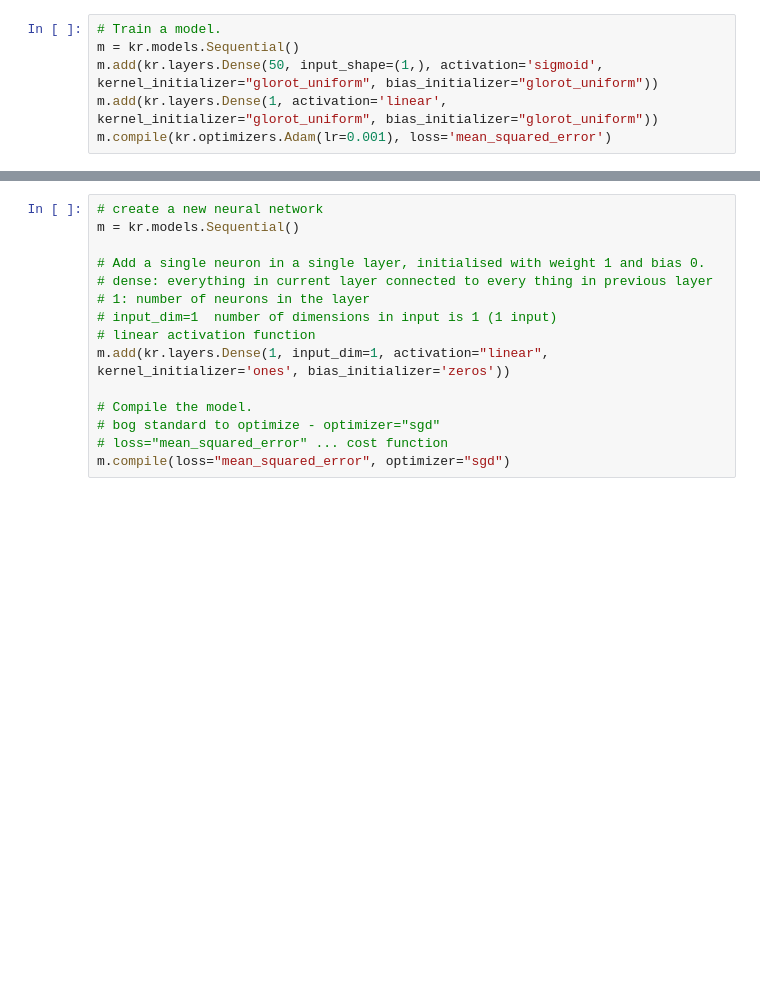
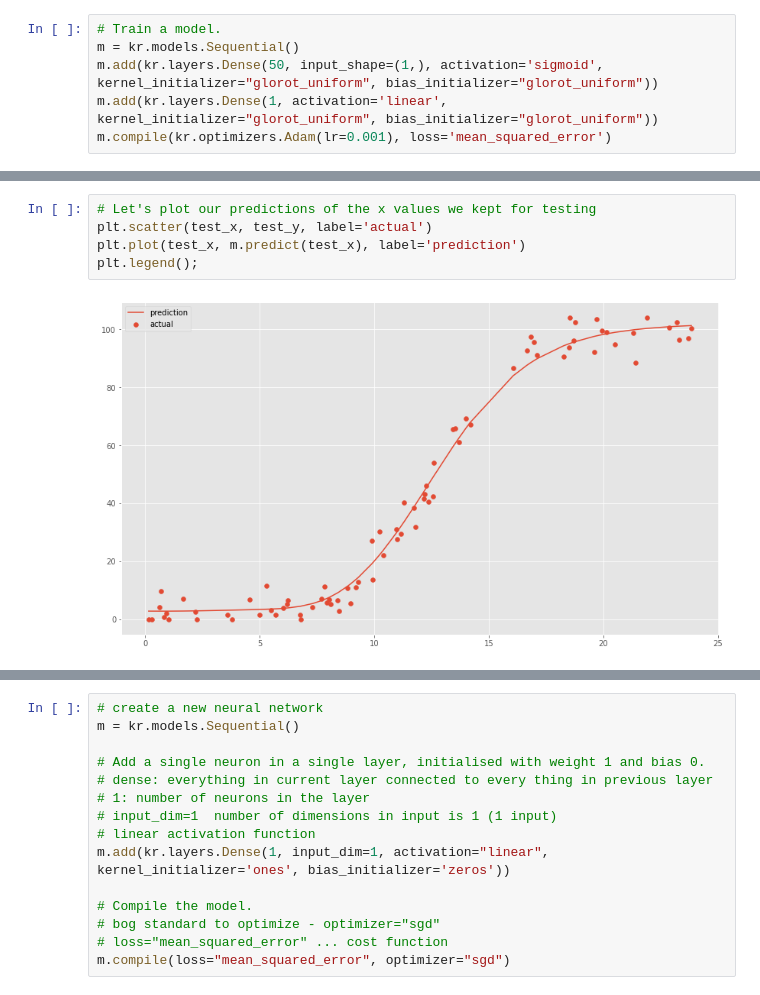
Before and after one commit to michealcannon/Project_2020_Machine_Learning, a Jupyter notebook: Power_Production_model.py.ipynb, the cells around one changed output, grey strips where cells are left out. Saved outputs shown, nothing was run; the diff lists cells and outputs as text; blank space fills up the shorter version.

Commit message:
added code evaluating neural network on test data with plotting

```diff
--- a/Power_Production_model.py.ipynb
+++ b/Power_Production_model.py.ipynb
@@ -117,0 +127,7 @@ plt.legend();
+# %%
+# Let's plot our predictions of the x values we kept for testing
+plt.scatter(test_x, test_y, label='actual')
+plt.plot(test_x, m.predict(test_x), label='prediction')
+plt.legend();
+# %% [output]
+[figure, added]
```
Also changed, not shown: parts of 8 cells of this notebook.
